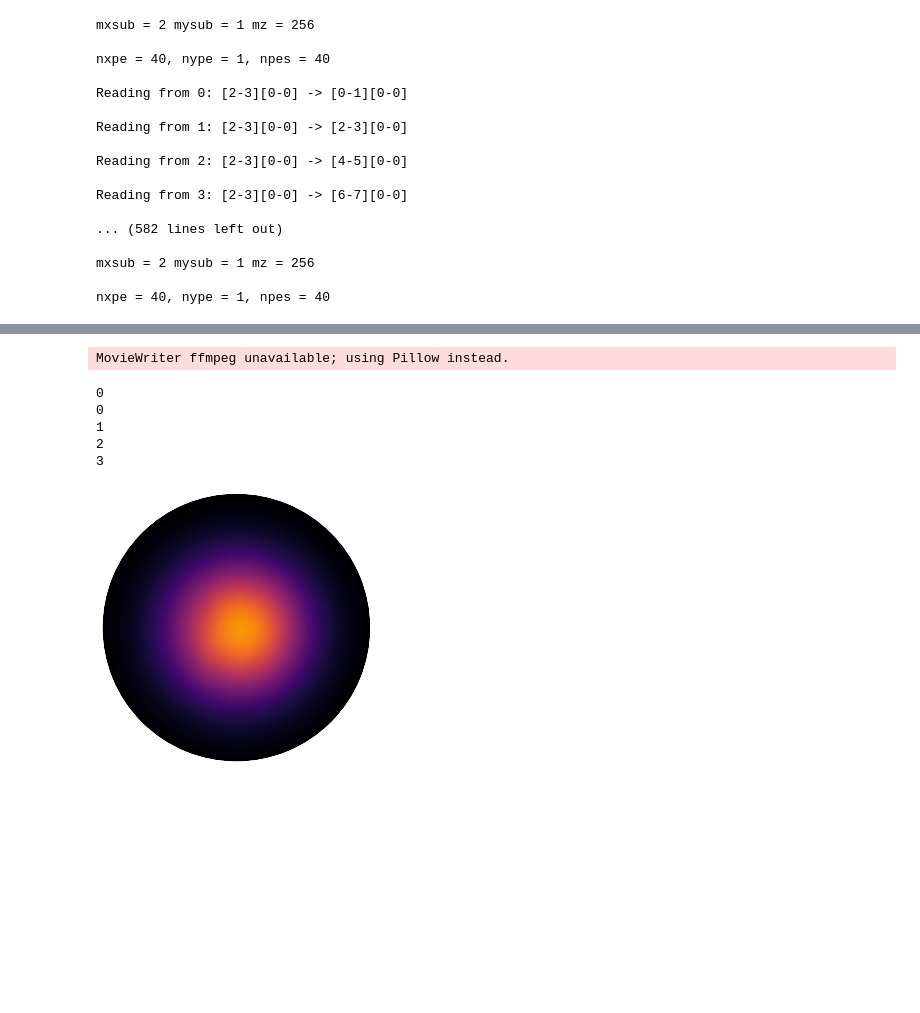
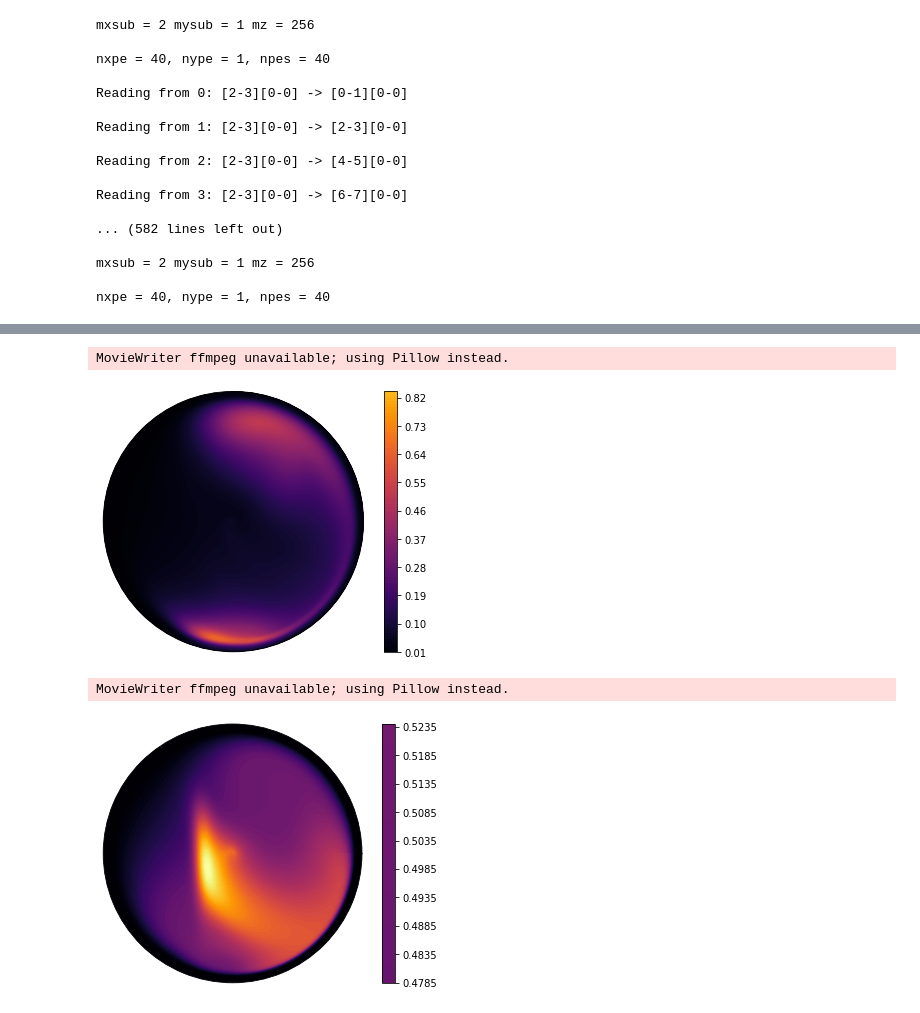
Before and after one commit to runehoejlund/north-simulation, a Jupyter notebook: data_analysis_animation.ipynb, the cells around one changed output, grey strips where cells are left out. Drawn from its saved outputs; the diff is of its cells as text; code cells hidden in the pictures; blank space fills up the shorter version.

```diff
--- a/data_analysis_animation.ipynb
+++ b/data_analysis_animation.ipynb
@@ -133,30 +139,10 @@ IndexError: list index out of range
-# %%
-cmap='inferno'
-field_data = data['n'].squeeze()
-vmin = field_data.min()
-vmax = field_data.max()
-fig, ax = plt.subplots(subplot_kw={'projection': 'polar'})
-ax.set_rticks([])
-ax.set_xticks([])
-cont = ax.contourf(thetas, rhos, field_data[0, :, :], 100, cmap = cmap, vmin=vmin, vmax=vmax)    # first image on screen
-fig.tight_layout()
-
-# animation function
-def animate(i):
-    print(i)
-    global cont
-    for c in cont.collections:
-        c.remove()  # removes only the contours, leaves the rest intact
-    cont = ax.contourf(thetas, rhos, field_data[i, :, :], 100, cmap = cmap, vmin=vmin, vmax=vmax)
-    return cont
-
-anim = animation.FuncAnimation(fig, animate, frames=4, interval=100, blit=True)
-anim.save('./plots/' + job_id + '_test_animation_n.gif', fps=4)
-# %% [output]
-MovieWriter ffmpeg unavailable; using Pillow instead.
-0
-0
-1
-2
-3
-[figure, removed]
+# %%
+animate_data('n', vmin=0, vmax=1)
+# %% [output]
+MovieWriter ffmpeg unavailable; using Pillow instead.
+[figure, added]
+# %%
+animate_data('T')
+# %% [output]
+MovieWriter ffmpeg unavailable; using Pillow instead.
+[figure, added]
```
Also changed, not shown: parts of 4 cells of this notebook.
